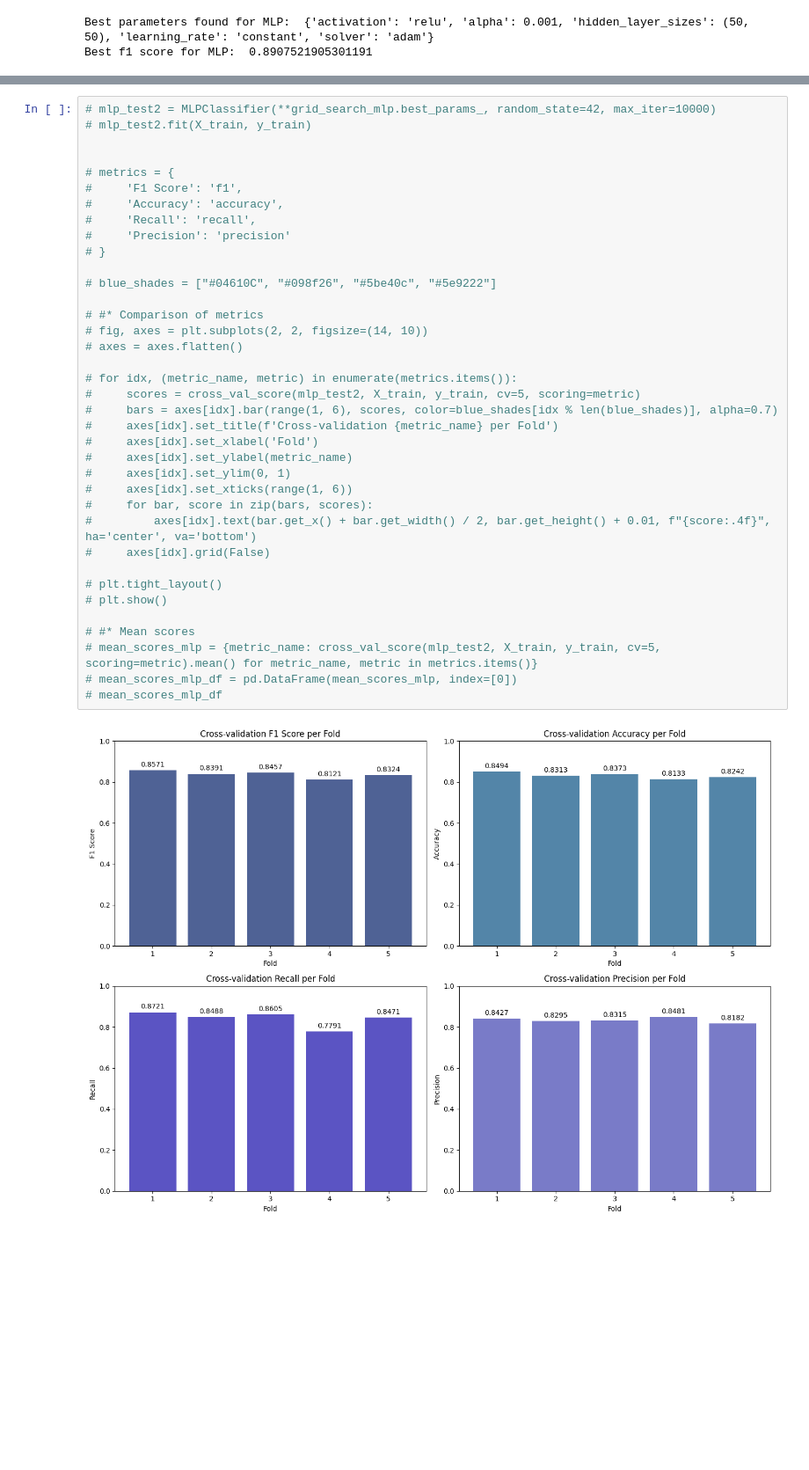
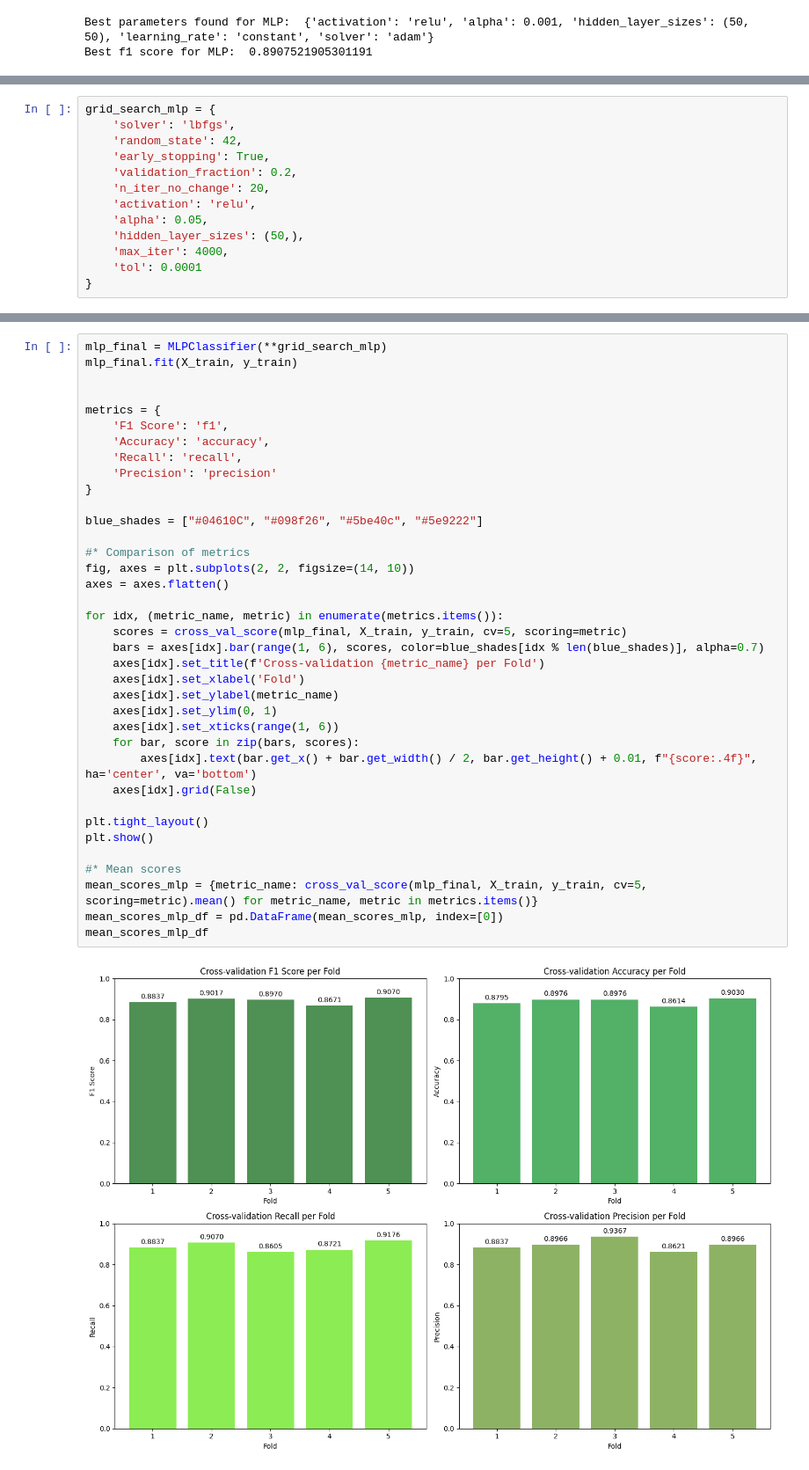
Before and after one commit to Carlos3du/PrognosisIschemicCardiovascular, a Jupyter notebook: notebook/notebook.ipynb, the cells around one changed output, grey strips where cells are left out. Shown at 88% size. Drawn from its saved outputs; the diff is of its cells as text; blank space fills up the shorter version.

```diff
--- a/notebook/notebook.ipynb
+++ b/notebook/notebook.ipynb
@@ -486,0 +478,13 @@ grid_mlp(param_grid_mlp4, ind_params4)
+# %%
+grid_search_mlp = {
+    'solver': 'lbfgs',
+    'random_state': 42,
+    'early_stopping': True,
+    'validation_fraction': 0.2,
+    'n_iter_no_change': 20,
+    'activation': 'relu',
+    'alpha': 0.05,
+    'hidden_layer_sizes': (50,),
+    'max_iter': 4000,
+    'tol': 0.0001
+}
@@ -487,40 +493,40 @@ grid_mlp(param_grid_mlp4, ind_params4)
 # %%
-# mlp_test2 = MLPClassifier(**grid_search_mlp.best_params_, random_state=42, max_iter=10000)
-# mlp_test2.fit(X_train, y_train)
+mlp_final = MLPClassifier(**grid_search_mlp)
+mlp_final.fit(X_train, y_train)
 
 
-# metrics = {
-#     'F1 Score': 'f1',
-#     'Accuracy': 'accuracy',
-#     'Recall': 'recall',
-#     'Precision': 'precision'
-# }
+metrics = {
+    'F1 Score': 'f1',
+    'Accuracy': 'accuracy',
+    'Recall': 'recall',
+    'Precision': 'precision'
+}
 
-# blue_shades = ["#04610C", "#098f26", "#5be40c", "#5e9222"]
+blue_shades = ["#04610C", "#098f26", "#5be40c", "#5e9222"]
 
-# #* Comparison of metrics
-# fig, axes = plt.subplots(2, 2, figsize=(14, 10))
-# axes = axes.flatten()
+#* Comparison of metrics
+fig, axes = plt.subplots(2, 2, figsize=(14, 10))
+axes = axes.flatten()
 
-# for idx, (metric_name, metric) in enumerate(metrics.items()):
-#     scores = cross_val_score(mlp_test2, X_train, y_train, cv=5, scoring=metric)
-#     bars = axes[idx].bar(range(1, 6), scores, color=blue_shades[idx % len(blue_shades)], alpha=0.7)
-#     axes[idx].set_title(f'Cross-validation {metric_name} per Fold')
-#     axes[idx].set_xlabel('Fold')
-#     axes[idx].set_ylabel(metric_name)
-#     axes[idx].set_ylim(0, 1)
-#     axes[idx].set_xticks(range(1, 6))
-#     for bar, score in zip(bars, scores):
-#         axes[idx].text(bar.get_x() + bar.get_width() / 2, bar.get_height() + 0.01, f"{score:.4f}", ha='center', va='bottom')
-#     axes[idx].grid(False)
+for idx, (metric_name, metric) in enumerate(metrics.items()):
+    scores = cross_val_score(mlp_final, X_train, y_train, cv=5, scoring=metric)
+    bars = axes[idx].bar(range(1, 6), scores, color=blue_shades[idx % len(blue_shades)], alpha=0.7)
+    axes[idx].set_title(f'Cross-validation {metric_name} per Fold')
+    axes[idx].set_xlabel('Fold')
+    axes[idx].set_ylabel(metric_name)
+    axes[idx].set_ylim(0, 1)
+    axes[idx].set_xticks(range(1, 6))
+    for bar, score in zip(bars, scores):
+        axes[idx].text(bar.get_x() + bar.get_width() / 2, bar.get_height() + 0.01, f"{score:.4f}", ha='center', va='bottom')
+    axes[idx].grid(False)
 
-# plt.tight_layout()
-# plt.show()
+plt.tight_layout()
+plt.show()
 
-# #* Mean scores
-# mean_scores_mlp = {metric_name: cross_val_score(mlp_test2, X_train, y_train, cv=5, scoring=metric).mean() for metric_name, metric in metrics.items()}
-# mean_scores_mlp_df = pd.DataFrame(mean_scores_mlp, index=[0])
-# mean_scores_mlp_df
+#* Mean scores
+mean_scores_mlp = {metric_name: cross_val_score(mlp_final, X_train, y_train, cv=5, scoring=metric).mean() for metric_name, metric in metrics.items()}
+mean_scores_mlp_df = pd.DataFrame(mean_scores_mlp, index=[0])
+mean_scores_mlp_df
 # %% [output]
-[figure, old version]
+[figure, new version]
 |  | F1 Score | Accuracy | Recall | Precision |
```
Also changed, not shown: parts of 24 cells of this notebook.
